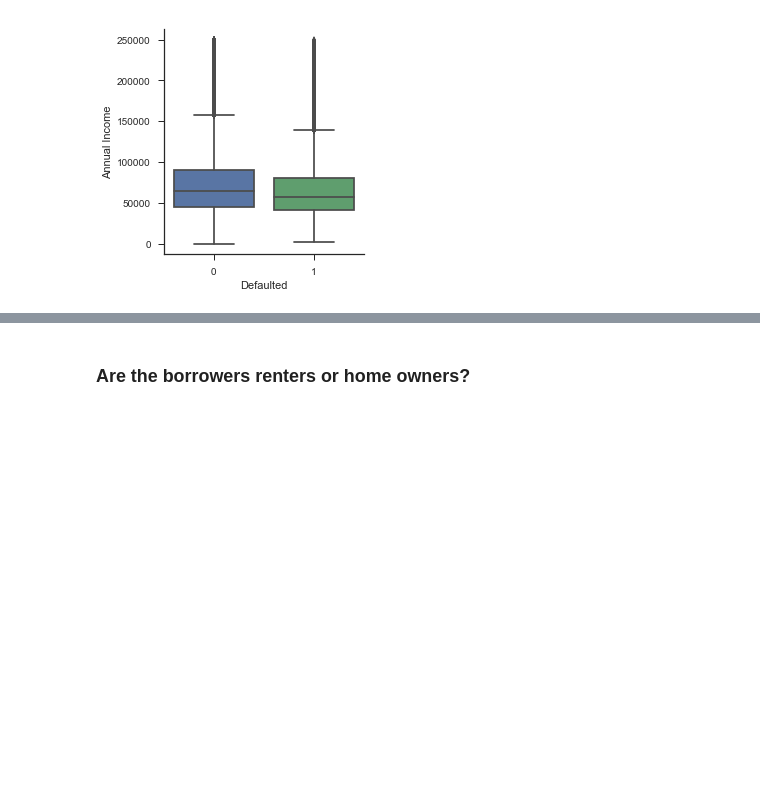
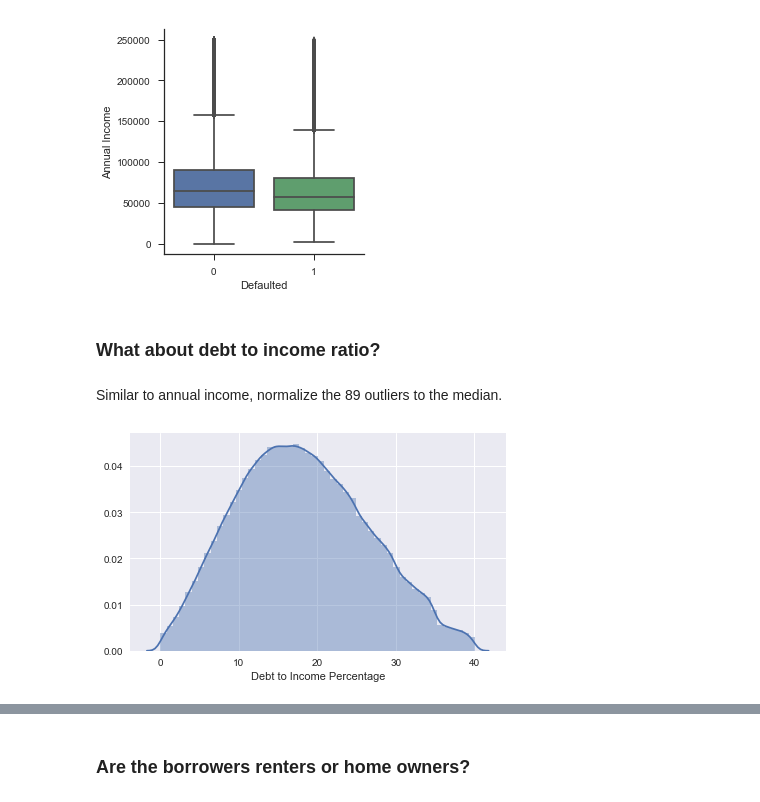
Before and after one commit to anishb/lending_club_analysis, a Jupyter notebook: Lending Club Kaggle Analysis.ipynb, the cells around one changed output, grey strips where cells are left out. Saved outputs shown, nothing was run; the diff lists cells and outputs as text; code cells hidden in the pictures; blank space fills up the shorter version.

```diff
--- a/Lending Club Kaggle Analysis.ipynb
+++ b/Lending Club Kaggle Analysis.ipynb
@@ -193,3 +208,7 @@ with sns.axes_style(style='ticks'):
     g.set_axis_labels("Defaulted", "Annual Income");
 # %% [output]
 [figure]
+# %% [markdown]
+### What about debt to income ratio?
+# %% [markdown]
+Similar to annual income, normalize the 89 outliers to the median.
@@ -195,0 +219,4 @@ with sns.axes_style(style='ticks'):
+# %%
+sns.distplot(loans.dti, axlabel='Debt to Income Percentage');
+# %% [output]
+[figure, added]
```
Also changed, not shown: parts of 36 cells of this notebook.
